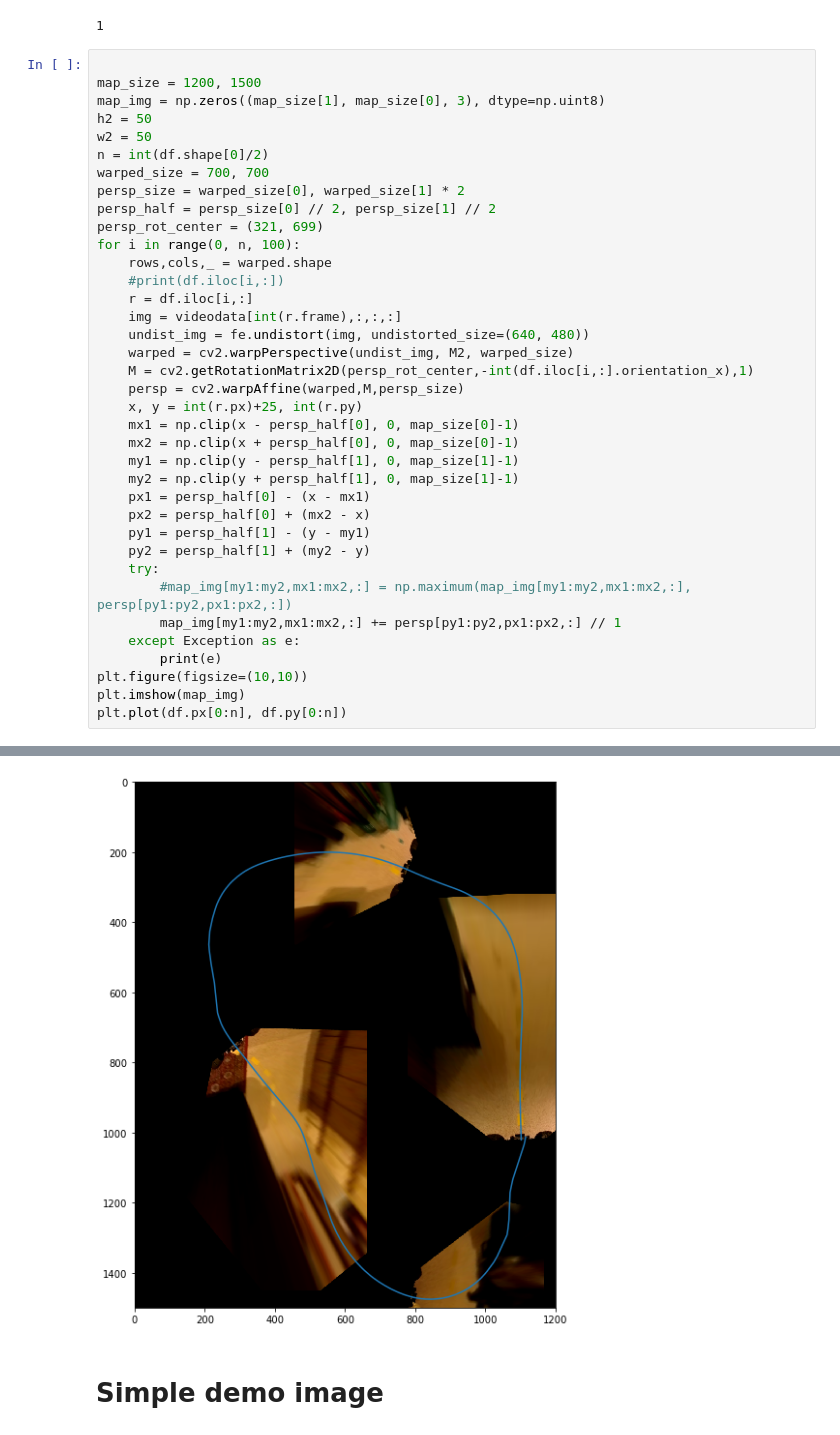
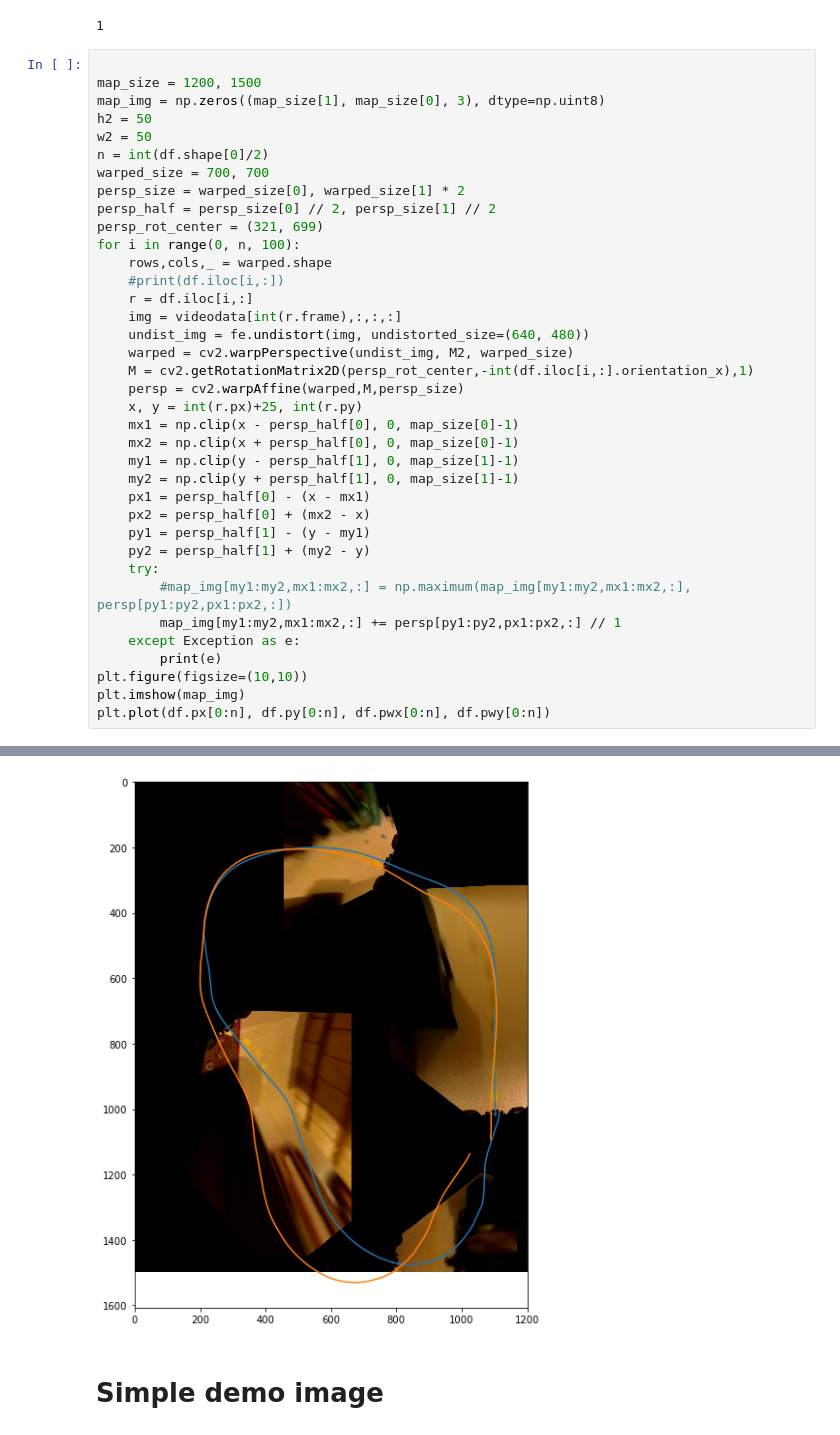
Before and after one commit to coreyabshire/marv, a Jupyter notebook: notebooks/map_collection.ipynb, the cells around one changed output, grey strips where cells are left out. Drawn from its saved outputs; the diff is of its cells as text.

```diff
--- a/notebooks/map_collection.ipynb
+++ b/notebooks/map_collection.ipynb
@@ -450,5 +427,5 @@ for i in range(0, n, 100):
         print(e)
 plt.figure(figsize=(10,10))
 plt.imshow(map_img)
-plt.plot(df.px[0:n], df.py[0:n])
+plt.plot(df.px[0:n], df.py[0:n], df.pwx[0:n], df.pwy[0:n])
 # %% [output]
@@ -456,4 +434,4 @@ plt.plot(df.px[0:n], df.py[0:n])
-[figure, old version]
+[figure, new version]
 # %% [markdown]
 # Simple demo image
 # %%
```
Also changed, not shown: parts of 3 cells of this notebook, 2 other files.
